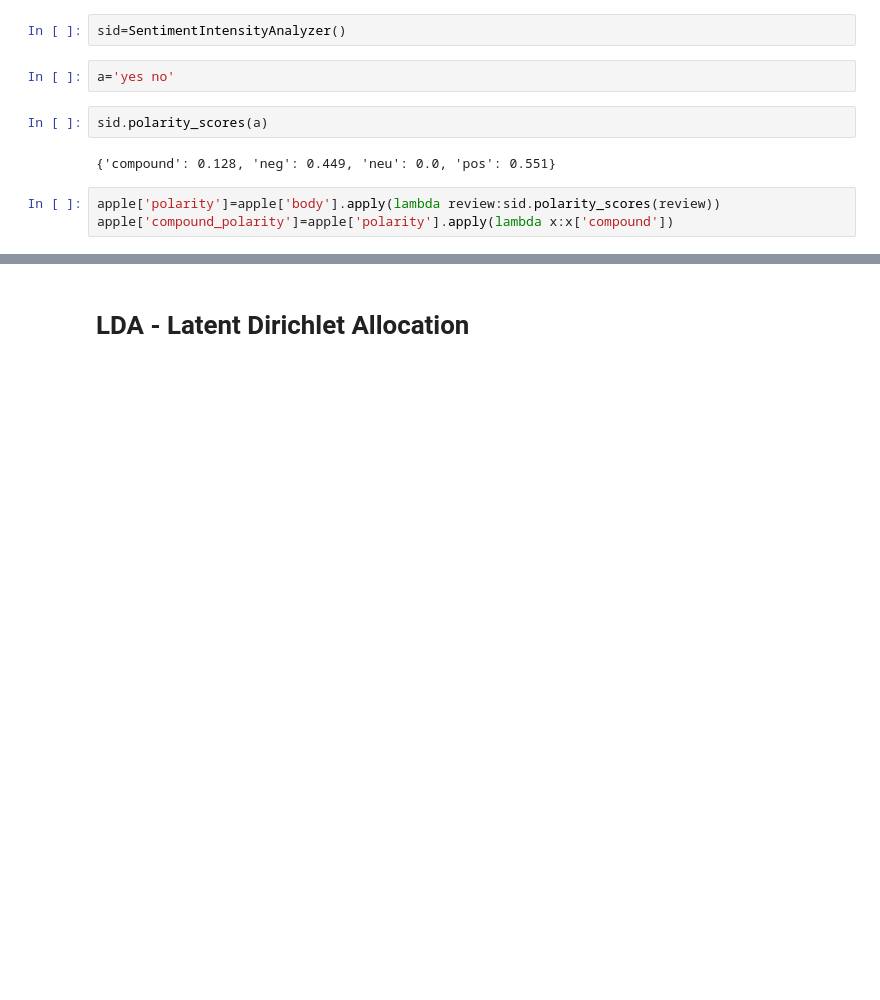
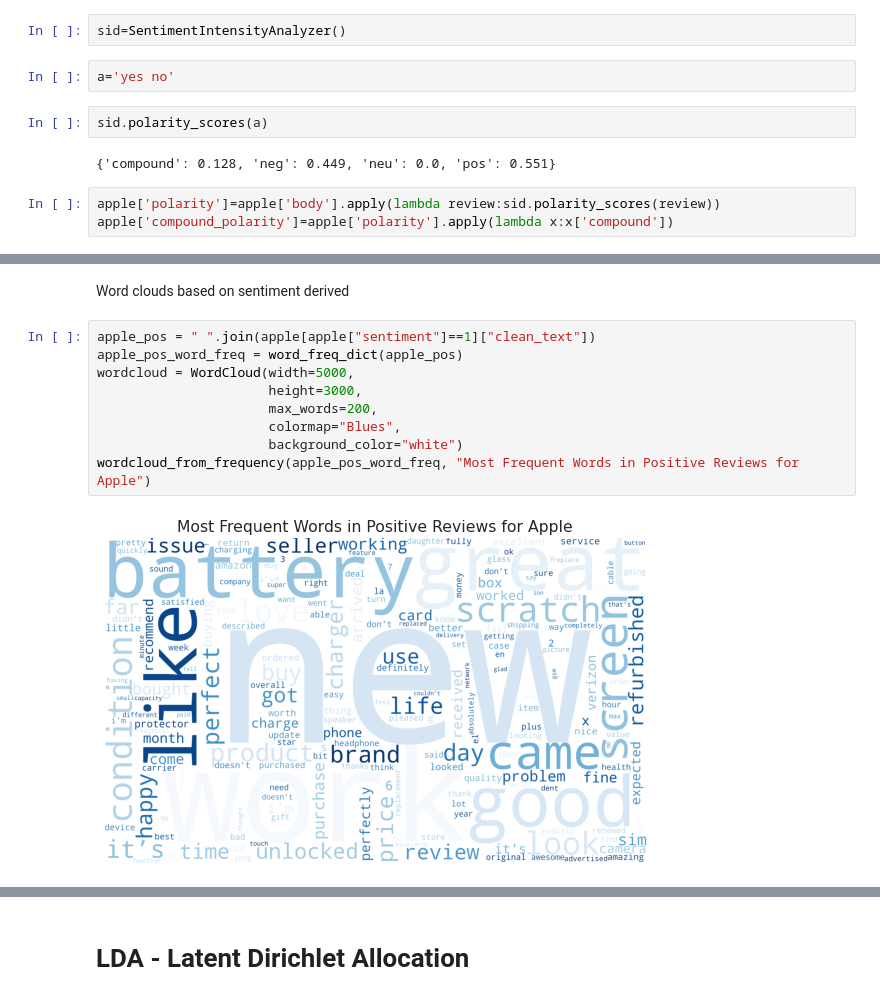
Before and after one commit to Vish4github/News-Category-Classification-using-Transfer-Learning, a Jupyter notebook: Amazon_Cell_Phone_Reviews.ipynb, the cells around one changed output, grey strips where cells are left out. Cells and saved outputs as stored; diff of their text form; blank space fills up the shorter version.

```diff
--- a/Amazon_Cell_Phone_Reviews.ipynb
+++ b/Amazon_Cell_Phone_Reviews.ipynb
@@ -678 +680,14 @@ apple.head()
+# %% [markdown]
+Word clouds based on sentiment derived
+# %%
+apple_pos = " ".join(apple[apple["sentiment"]==1]["clean_text"])
+apple_pos_word_freq = word_freq_dict(apple_pos)
+wordcloud = WordCloud(width=5000,
+                      height=3000,
+                      max_words=200,
+                      colormap="Blues",
+                      background_color="white")
+wordcloud_from_frequency(apple_pos_word_freq, "Most Frequent Words in Positive Reviews for Apple")
+# %% [output]
+[figure, added]
 # %%
```
Also changed, not shown: parts of 22 cells of this notebook.
